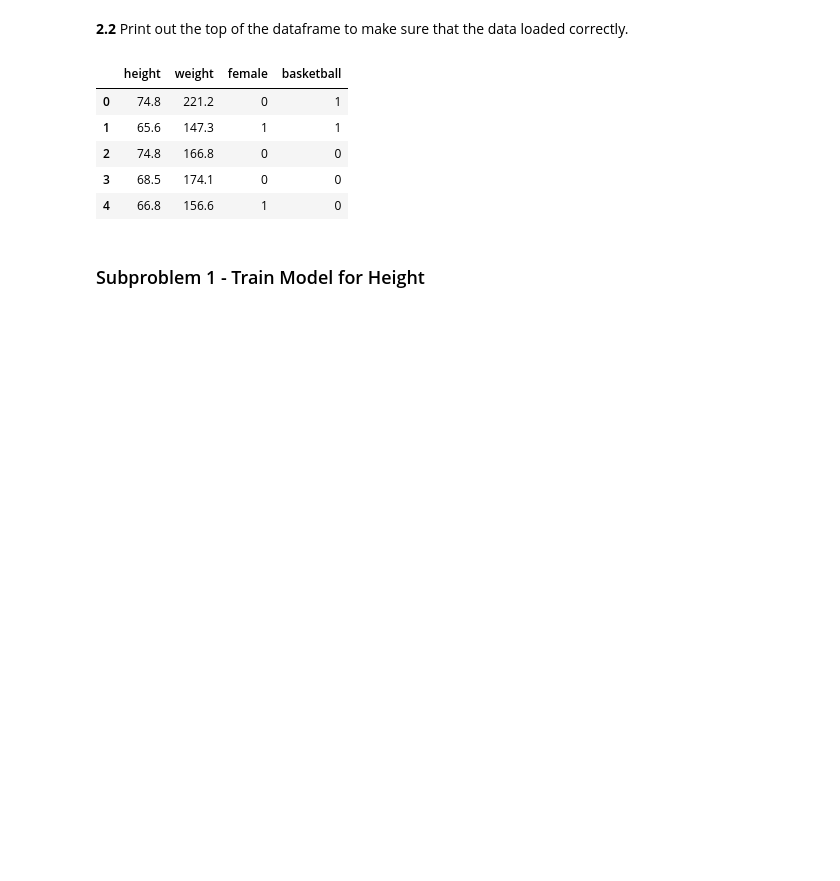
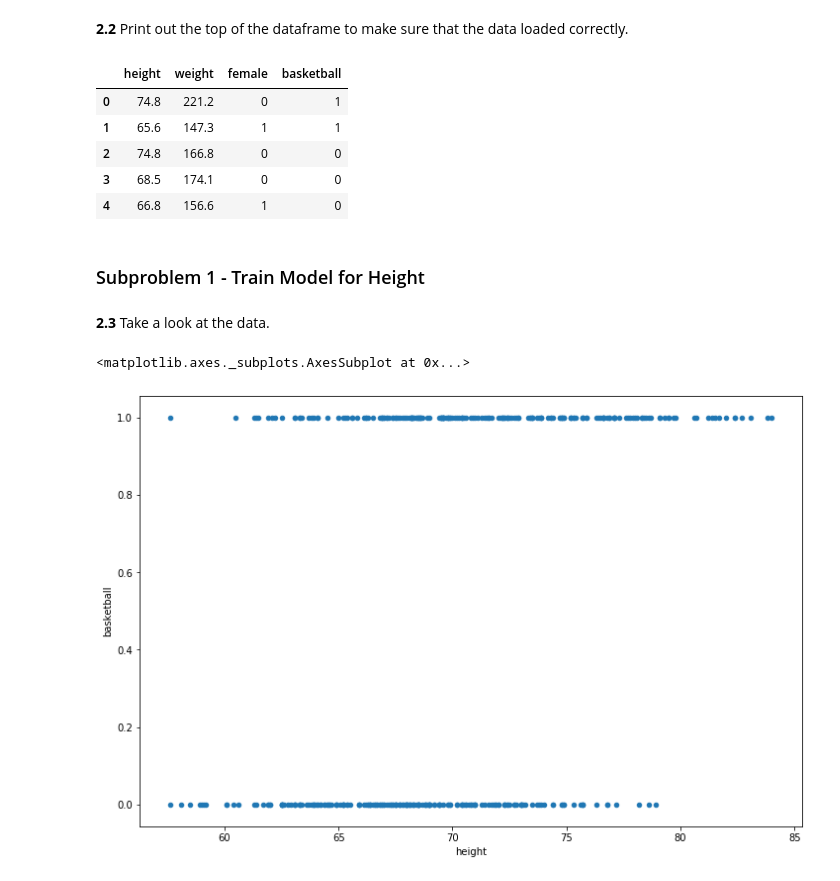
Before and after one commit to jrg94/CSE5522, a Jupyter notebook: lab1.ipynb, the cells around one changed output. Saved outputs shown, nothing was run; the diff lists cells and outputs as text; code cells hidden in the pictures; blank space fills up the shorter version.

```diff
--- a/lab1.ipynb
+++ b/lab1.ipynb
@@ -282,3 +284,10 @@ basketball_dataframe.head()
 | 4 | 66.8 | 156.6 | 1 | 0 |
 # %% [markdown]
 ### Subproblem 1 - Train Model for Height
+# %% [markdown]
+**2.3** Take a look at the data.
+# %%
+basketball_dataframe.plot(x="height", y="basketball", kind="scatter", figsize=(12,8))
+# %% [output]
+<matplotlib.axes._subplots.AxesSubplot at 0x...>
+[figure, added]
```
Also changed, not shown: parts of 16 cells of this notebook.
